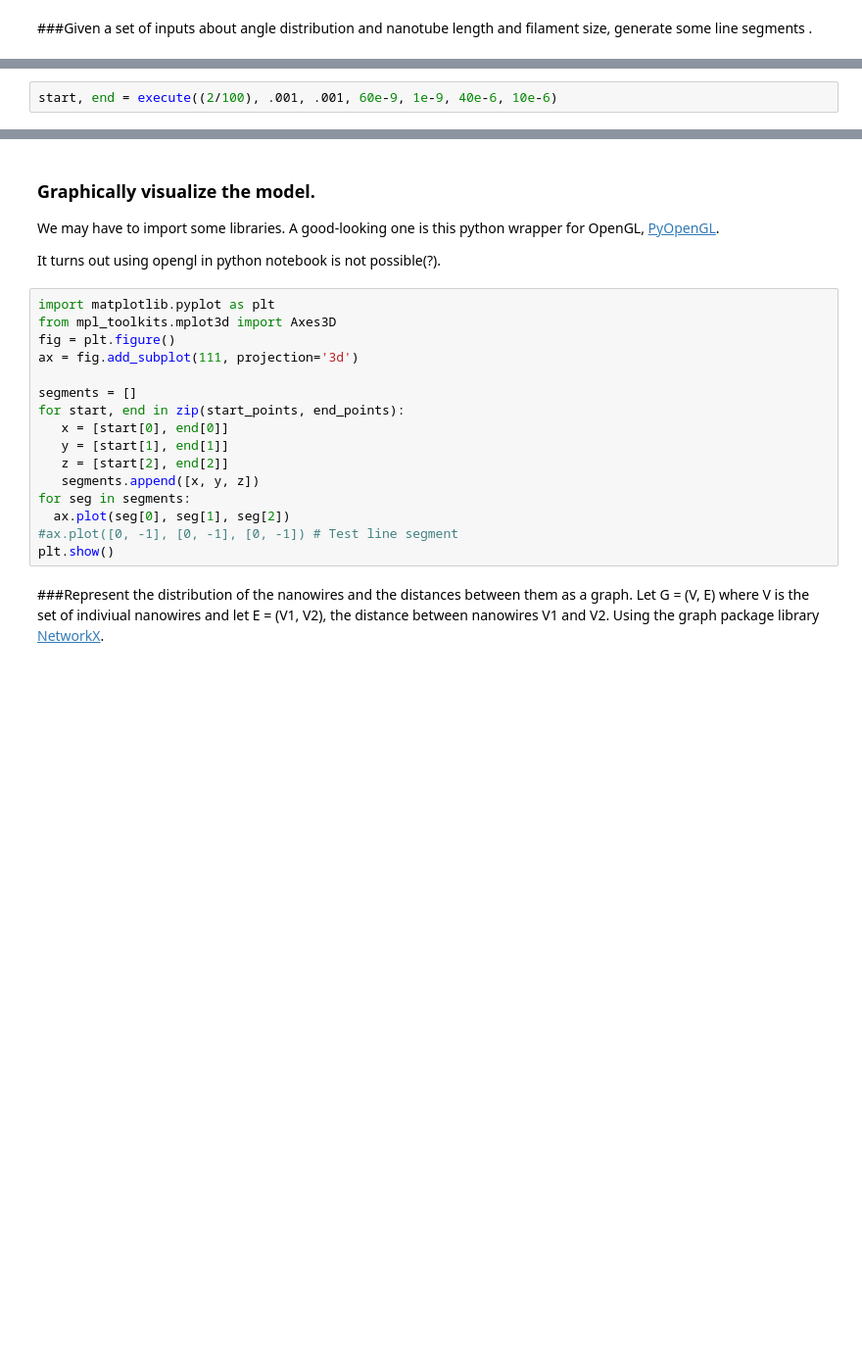
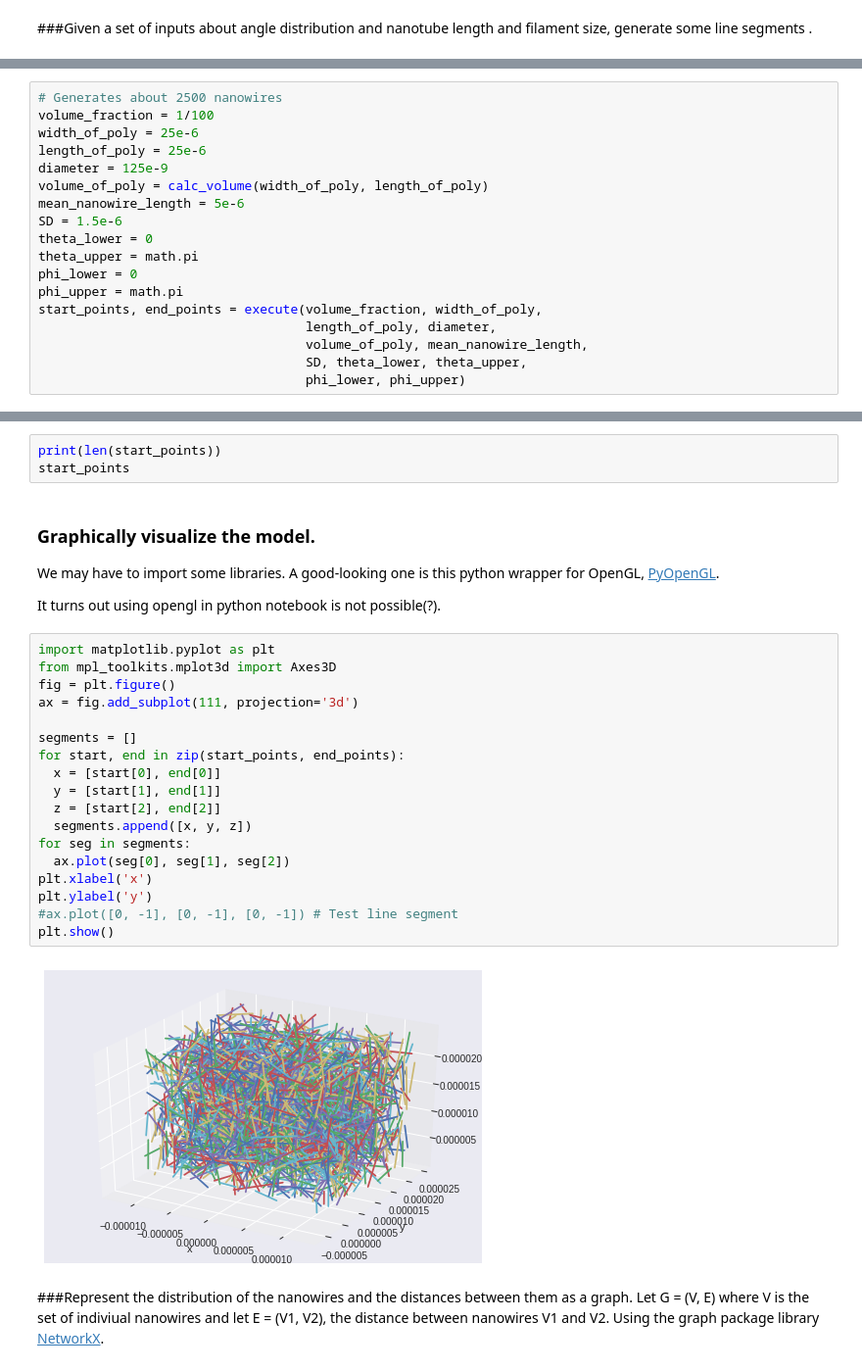
Before and after one commit to mzhang32/nanohub-project, a Jupyter notebook: first_submodel.ipynb, the cells around one changed output, grey strips where cells are left out. Shown: that part at 98% size. Cells and saved outputs as stored; diff of their text form; blank space fills up the shorter version.

```diff
--- a/first_submodel.ipynb
+++ b/first_submodel.ipynb
@@ -115,3 +133,19 @@ def execute(volume_fraction, width_of_poly, length_of_poly, diameter, volume_of_
     return start_points, end_points
-# %%
-start, end = execute((2/100), .001, .001, 60e-9, 1e-9, 40e-6, 10e-6)
+# %%
+# Generates about 2500 nanowires
+volume_fraction = 1/100
+width_of_poly = 25e-6
+length_of_poly = 25e-6
+diameter = 125e-9
+volume_of_poly = calc_volume(width_of_poly, length_of_poly)
+mean_nanowire_length = 5e-6
+SD = 1.5e-6
+theta_lower = 0
+theta_upper = math.pi
+phi_lower = 0
+phi_upper = math.pi
+start_points, end_points = execute(volume_fraction, width_of_poly,
+                                   length_of_poly, diameter,
+                                   volume_of_poly, mean_nanowire_length,
+                                   SD, theta_lower, theta_upper,
+                                   phi_lower, phi_upper)
@@ -118,3 +165,6 @@ start, end = execute((2/100), .001, .001, 60e-9, 1e-9, 40e-6, 10e-6)
+# %%
+print(len(start_points))
+start_points
 # %% [markdown]
  ### Graphically visualize the model.
  We may have to import some libraries. A good-looking one is this python wrapper for OpenGL, [PyOpenGL](http://pyopengl.sourceforge.net/).
@@ -123,19 +173,23 @@ start, end = execute((2/100), .001, .001, 60e-9, 1e-9, 40e-6, 10e-6)
 # %%
 import matplotlib.pyplot as plt
 from mpl_toolkits.mplot3d import Axes3D
 fig = plt.figure()
 ax = fig.add_subplot(111, projection='3d')
 
 segments = []
 for start, end in zip(start_points, end_points):
-   x = [start[0], end[0]]
-   y = [start[1], end[1]]
-   z = [start[2], end[2]]
-   segments.append([x, y, z])
+  x = [start[0], end[0]]
+  y = [start[1], end[1]]
+  z = [start[2], end[2]]
+  segments.append([x, y, z])
 for seg in segments:
   ax.plot(seg[0], seg[1], seg[2])
+plt.xlabel('x')
+plt.ylabel('y')
 #ax.plot([0, -1], [0, -1], [0, -1]) # Test line segment
 plt.show()
+# %% [output]
+[figure, added]
 # %% [markdown]
 ###Represent the distribution of the nanowires and the distances between them as a graph.
 Let G = (V, E) where V is the set of indiviual nanowires and let E = (V1, V2), the distance between nanowires V1 and V2. Using the graph package library [NetworkX](https://networkx.github.io/documentation/stable/tutorial.html).
```
Also changed, not shown: parts of 14 cells of this notebook.
